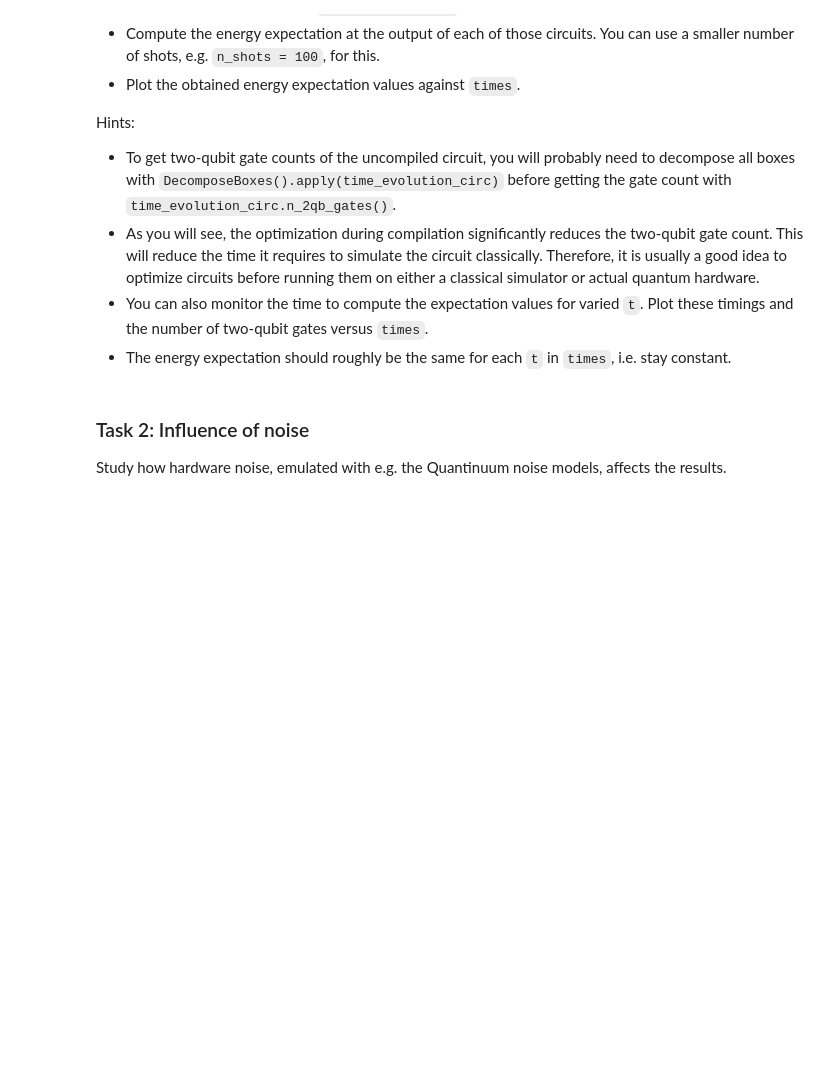
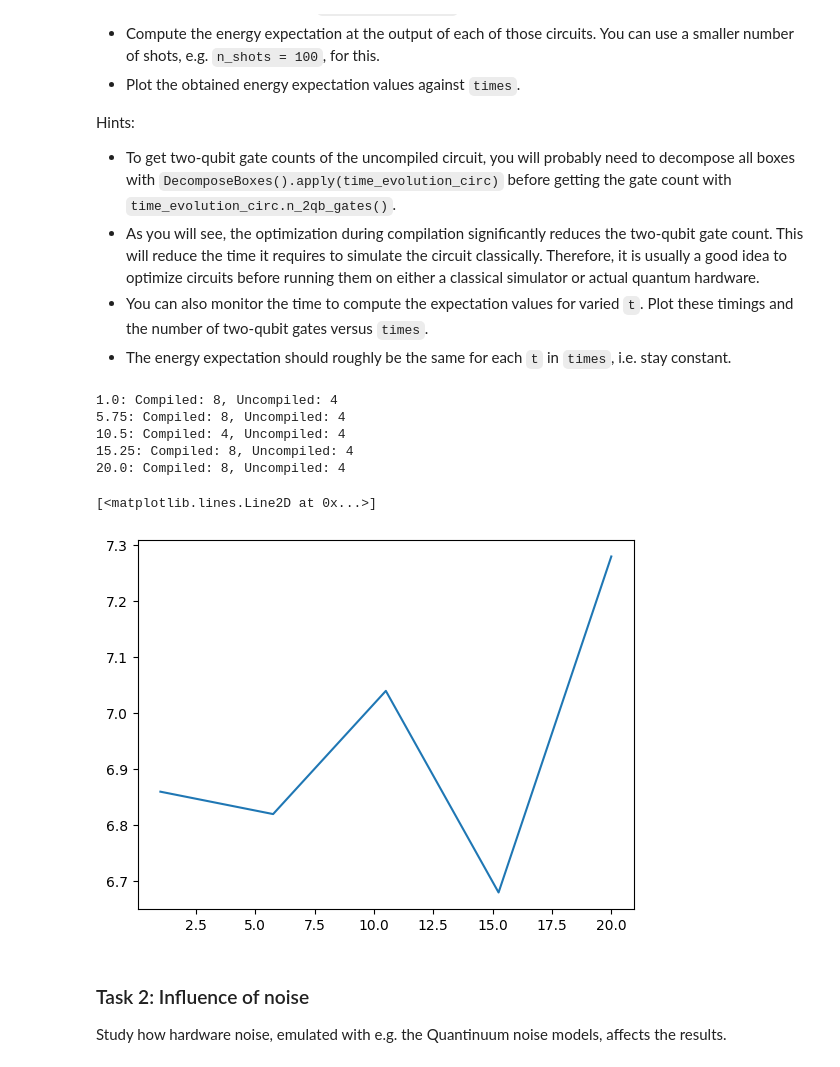
Before and after one commit to Rohan-T144/2025-Quantinuum, a Jupyter notebook: notebooks/hamiltonian_simulation.ipynb, the cells around one changed output. Cells and saved outputs as stored; diff of their text form; code cells hidden in the pictures; blank space fills up the shorter version.

```diff
--- a/notebooks/hamiltonian_simulation.ipynb
+++ b/notebooks/hamiltonian_simulation.ipynb
@@ -228,8 +228,8 @@ Hints:
 - Alternatively, the two qubit gates $e^{-\alpha X^{(i)} X^{(j)}}$ and $e^{-\alpha Y^{(i)} Y^{(j)}}$ can be implemented in pytket via `XXPhase` and `YYPhase`.
 - Or you can also use pytket's `TK2` gate which implements and arbitrary angle SU(4) gate [x].
 # %%
-def gen_time_evolution(N):
-    delta, t = symbols("Delta, t")
+def gen_time_evolution(N, t, delta):
+    # delta, t = symbols("Delta, t")
 
     circ = Circuit(N)
 
@@ -238,4 +238,4 @@ def gen_time_evolution(N):
 
     return circ
 
-draw(gen_time_evolution(4))
+# draw(gen_time_evolution(4))
@@ -392,6 +390,26 @@ t_steps = 5
 n_shots = 100
 times = np.linspace(1, t_max, t_steps)
 trotter_step_size = 3
+# %%
+circs = []
+e_exp = []
+for t in times:
+    time_evolution_circ = gen_time_evolution(n_qubits, t, t / trotter_step_size)
+    time_evolution_circ_compiled = aer_sim.get_compiled_circuit(time_evolution_circ, optimisation_level = 2)
+    print(f'{t}: Compiled: {time_evolution_circ_compiled.n_2qb_gates()}, Uncompiled: {time_evolution_circ.n_2qb_gates()}')
+    # print(f'{t}: {time_evolution_circ.n_2qb_gates()}')
+    circs.append(time_evolution_circ_compiled)
+    e_exp.append(get_operator_expectation_value(time_evolution_circ_compiled, xxz_ham, aer_sim, n_shots=n_shots).real)
+
+plt.plot(times, e_exp)
+# %% [output]
+1.0: Compiled: 8, Uncompiled: 4
+5.75: Compiled: 8, Uncompiled: 4
+10.5: Compiled: 4, Uncompiled: 4
+15.25: Compiled: 8, Uncompiled: 4
+20.0: Compiled: 8, Uncompiled: 4
+[<matplotlib.lines.Line2D at 0x...>]
+[figure, added]
 # %% [markdown]
 ### Task 2: Influence of noise
 
```
Also changed, not shown: parts of 2 cells of this notebook.
